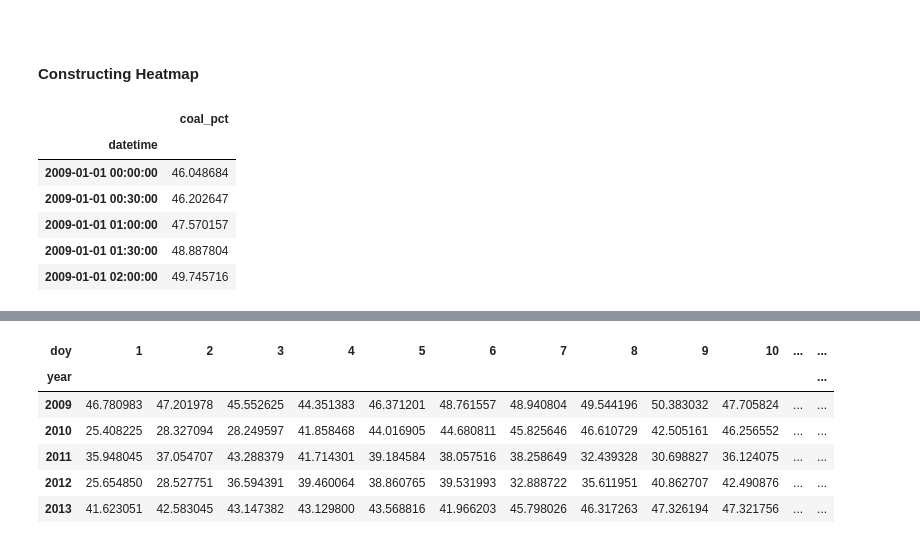
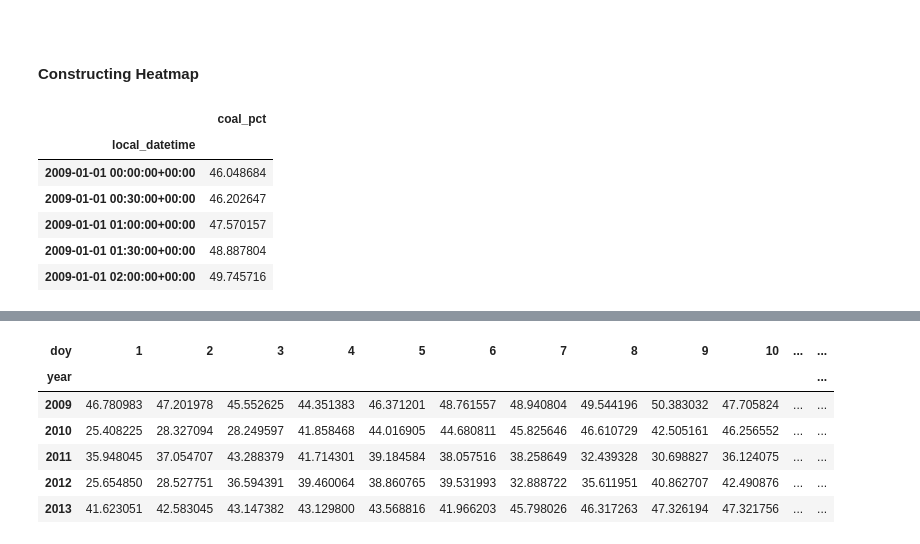
Before and after one commit to AyrtonB/UK-Fuel-Transition, a Jupyter notebook: Fuel Penetration Heatmaps.ipynb, the cells around one changed output, grey strips where cells are left out. Drawn from its saved outputs; the diff is of its cells as text; code cells hidden in the pictures.

```diff
--- a/Fuel Penetration Heatmaps.ipynb
+++ b/Fuel Penetration Heatmaps.ipynb
@@ -27,0 +18,5 @@ df_EI.head()
+# %%
+df_EI = pd.read_csv('data/EI.csv', parse_dates=['local_datetime'])
+df_EI['local_datetime'] = pd.DatetimeIndex(pd.to_datetime(df_EI['local_datetime'], utc=True)).tz_convert('Europe/London')
+df_EI = df_EI.set_index('local_datetime')
+df_EI.head()
@@ -32,19 +36,18 @@ df_EI.head()
 # %%
 def create_fuel_pct(df_EI, fuel, demand_col='demand'):
     s_fuel_pct = 100*df_EI[fuel]/df_EI[demand_col]
 
     df_fuel_pct = pd.DataFrame({f'{fuel}_pct':s_fuel_pct})
-    df_fuel_pct.index = df_EI['datetime']
 
     return df_fuel_pct
 
 df_coal_pct = create_fuel_pct(df_EI, 'coal')
 df_coal_pct.head()
 # %% [output]
 |  | coal_pct |
-| datetime |  |
-| 2009-01-01 00:00:00 | 46.048684 |
-| 2009-01-01 00:30:00 | 46.202647 |
-| 2009-01-01 01:00:00 | 47.570157 |
-| 2009-01-01 01:30:00 | 48.887804 |
-| 2009-01-01 02:00:00 | 49.745716 |
+| local_datetime |  |
+| 2009-01-01 00:00:00+00:00 | 46.048684 |
+| 2009-01-01 00:30:00+00:00 | 46.202647 |
+| 2009-01-01 01:00:00+00:00 | 47.570157 |
+| 2009-01-01 01:30:00+00:00 | 48.887804 |
+| 2009-01-01 02:00:00+00:00 | 49.745716 |
```
Also changed, not shown: parts of 9 cells of this notebook, 22 other files.
